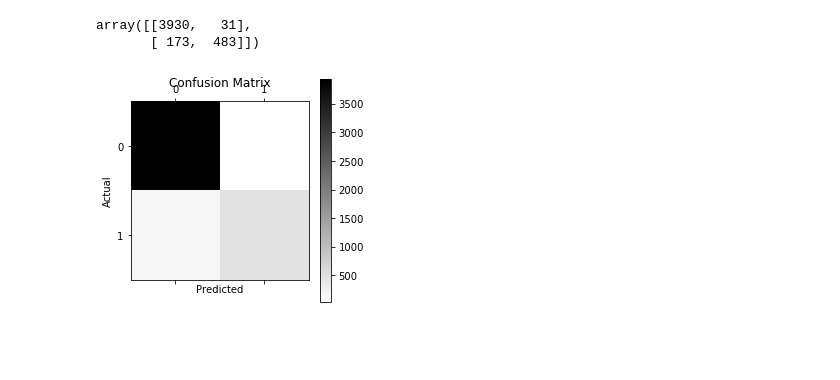
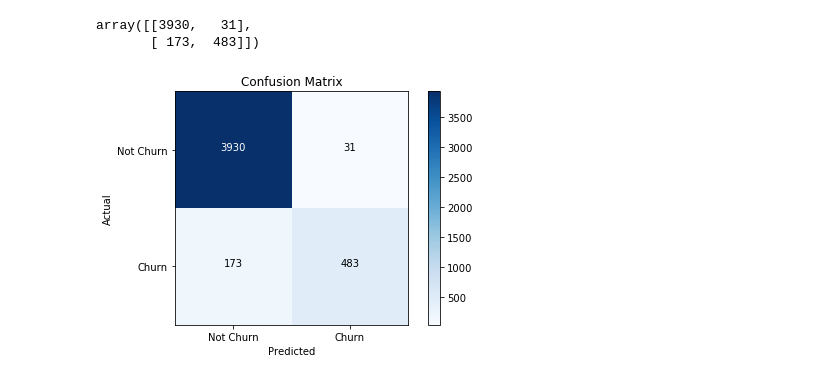
Before and after one commit to jainsrbh/fbproject, a Jupyter notebook: ML_Project_TelecomChurnAnalysis.ipynb, the cells around one changed output. Cells and saved outputs as stored; diff of their text form; code cells hidden in the pictures; blank space fills up the shorter version.

Commit message:
Improve confusion matrix

```diff
--- a/ML_Project_TelecomChurnAnalysis.ipynb
+++ b/ML_Project_TelecomChurnAnalysis.ipynb
@@ -230,19 +231,26 @@ df_confusion
 array([[3930,   31],
        [ 173,  483]])
 # %%
-def plot_confusion_matrix(df_confusion, title='Confusion matrix', cmap=plt.cm.gray_r):
-    plt.matshow(df_confusion, cmap=cmap) # imshow
+def plot_confusion_matrix(df_confusion, title='Confusion matrix', cmap=plt.cm.Blues):
+    #plt.matshow(df_confusion, cmap=cmap)
+    plt.imshow(df_confusion, cmap=cmap)
     plt.title('Confusion Matrix')
     plt.colorbar()
-    #tick_marks = np.arange(len(labels))
-    #plt.xticks(tick_marks, labels, rotation=45)
-    #plt.yticks(tick_marks, labels)
+    plt.xticks(np.arange(2), ('Not Churn', 'Churn'))
+    plt.yticks(np.arange(2), ('Not Churn', 'Churn'))
+    plt.tight_layout()
     plt.ylabel('Actual')
     plt.xlabel('Predicted')
 
+    thresh = df_confusion.max() / 2
+    for i, j in itertools.product(range(df_confusion.shape[0]), range(df_confusion.shape[1])):
+        plt.text(j, i, df_confusion[i, j],
+                 horizontalalignment="center",
+                 color="white" if df_confusion[i, j] > thresh else "black")
+
 plot_confusion_matrix(df_confusion)
 # %% [output]
-[figure, old version]
+[figure, new version]
 # %%
 print("Random Forest prediction is more accurate than Decision Tree")
 print("The top 3 features that impact customer churn are : (1) Day Mins (2) Cust Serv Calls (3) Even Mins")
```
Also changed, not shown: parts of 1 cell of this notebook.
